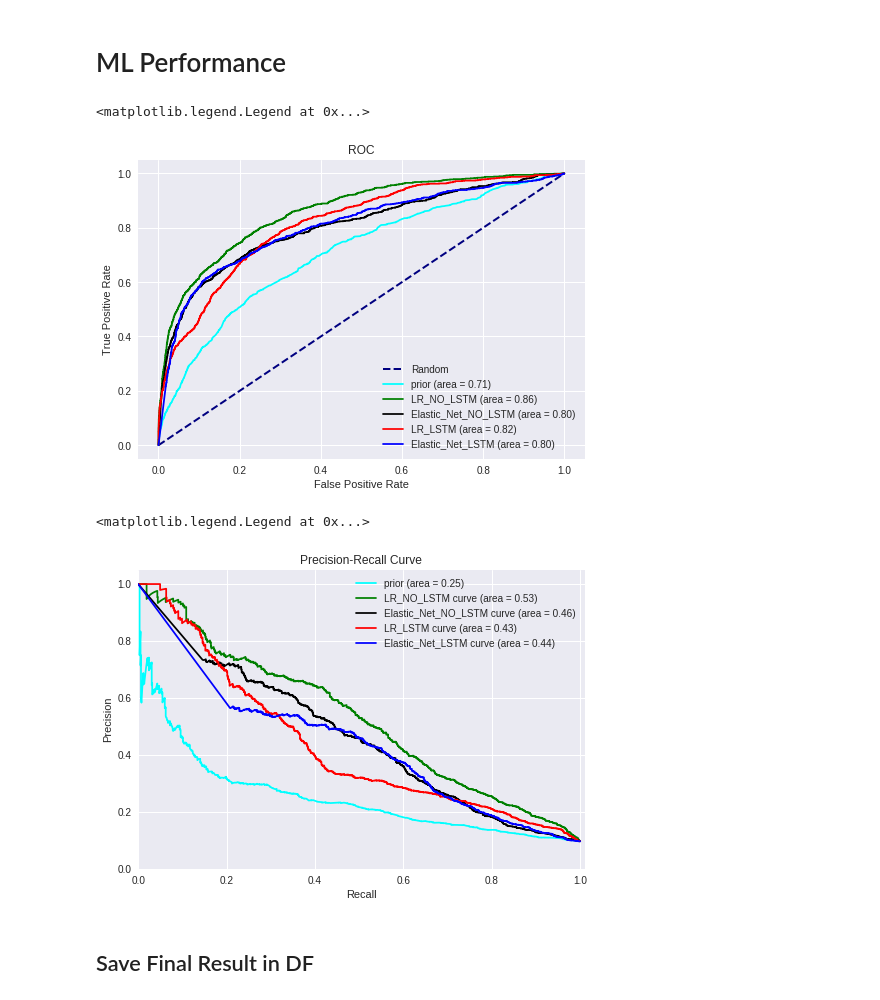
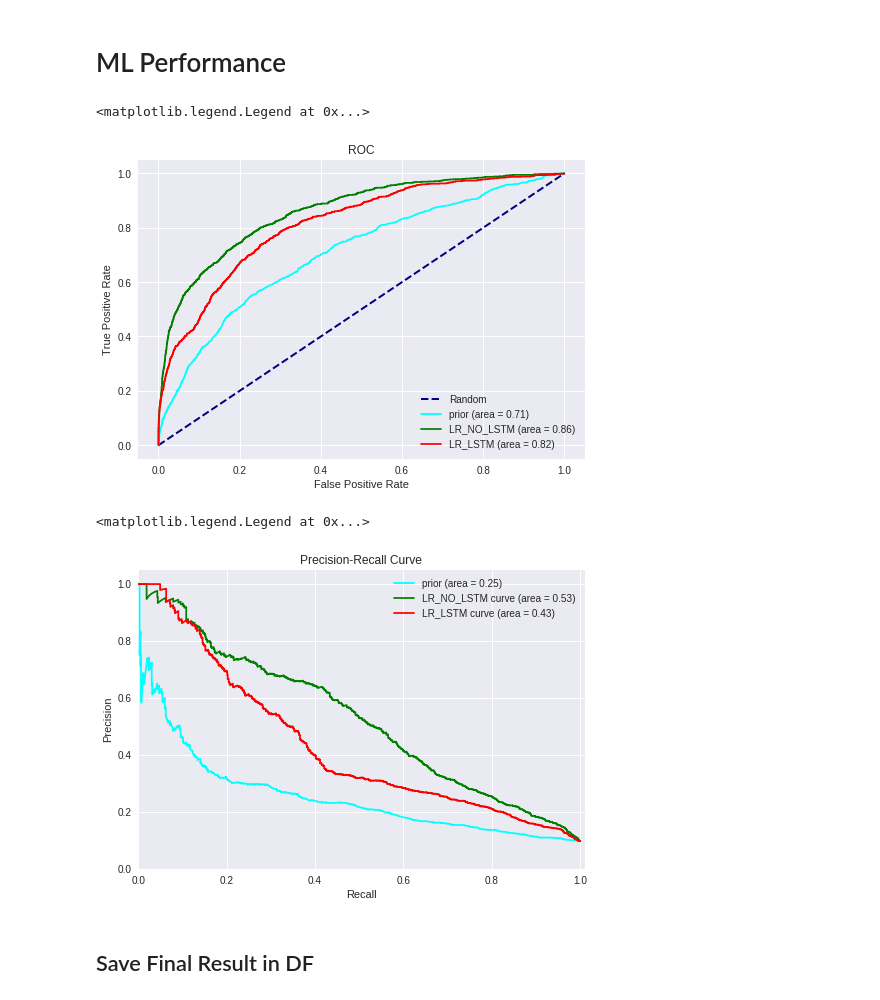
Before and after one commit to greenelab/snorkeling, a Jupyter notebook: All_Relationships/9.entity_prediction.ipynb, the cells around one changed output. Saved outputs shown, nothing was run; the diff lists cells and outputs as text; code cells hidden in the pictures.

```diff
--- a/All_Relationships/9.entity_prediction.ipynb
+++ b/All_Relationships/9.entity_prediction.ipynb
@@ -99,10 +99,7 @@ n_iter = 100
 final_models = []
 
 lr = LogisticRegression()
-elastic_net = SGDClassifier(penalty='elasticnet', loss='log', random_state=100)
-
-lr_grid = {'C':np.linspace(1, 1000, num=100)}
-elastic_net_grid = {'alpha':np.linspace(1e-9,1, num=100), 'l1_ratio':np.linspace(0,1,num=10)}
+lr_grid = {'C':np.linspace(1, 100, num=100)}
 # %%
 %%time
 
@@ -118,8 +115,7 @@ lstm_features = [
 tempX = X[[col for col in X.columns if col not in lstm_features]]
 tempX = tempX.append(X_dev[[col for col in X_dev.columns if col not in lstm_features]])
 
-for models, grids in zip([lr, elastic_net], [lr_grid, elastic_net_grid]):
-    final_model = GridSearchCV(models, grids, cv=10, n_jobs=3)
-    final_model.fit(tempX, Y.append(Y_dev))
-    final_models.append(final_model)
+final_model = GridSearchCV(lr, lr_grid, cv=10, n_jobs=3, scoring='roc_auc')
+final_model.fit(tempX, Y.append(Y_dev))
+final_models.append(final_model)
 # %% [output]
@@ -129,8 +125,7 @@ Wall time: 14min 1s
 %%time
 
 # Train on data with LSTM input
-for models, grids in zip([lr, elastic_net], [lr_grid, elastic_net_grid]):
-    final_model = GridSearchCV(models, grids, cv=10, n_jobs=3)
-    final_model.fit(X.append(X_dev), Y.append(Y_dev))
-    final_models.append(final_model)
+final_model = GridSearchCV(lr, lr_grid, cv=10, n_jobs=3)
+final_model.fit(X.append(X_dev), Y.append(Y_dev))
+final_models.append(final_model)
 # %% [output]
@@ -189,8 +178,8 @@ zip(final_models[3].best_estimator_.coef_[0], [col for col in training_set.colum
 # %% [markdown]
 # ML Performance
 # %%
-colors = ["green","black","red", "blue"]
-labels = ["LR_NO_LSTM", "Elastic_Net_NO_LSTM", "LR_LSTM", "Elastic_Net_LSTM"]
+colors = ["green","red"]
+labels = ["LR_NO_LSTM","LR_LSTM"]
 # %%
 plt.plot([0, 1], [0, 1], color='navy', lw=2, linestyle='--', label="Random")
 
@@ -199,15 +188,13 @@ fpr, tpr, thresholds= roc_curve(Y_test, X_test["prior_perm"])
 model_auc = auc(fpr, tpr)
 plt.plot(fpr, tpr, color='cyan', label="{} (area = {:0.2f})".format("prior", model_auc))
 
-for models, color, label in zip(final_models[0:2], colors[0:2], labels[0:2]):
-    fpr, tpr, thresholds= roc_curve(Y_test, models.predict_proba(X_test[[col for col in X.columns if col not in lstm_features]])[:,1])
-    model_auc = auc(fpr, tpr)
-    plt.plot(fpr, tpr, color=color, label="{} (area = {:0.2f})".format(label, model_auc))
+fpr, tpr, thresholds= roc_curve(Y_test, final_models[0].predict_proba(X_test[[col for col in X.columns if col not in lstm_features]])[:,1])
+model_auc = auc(fpr, tpr)
+plt.plot(fpr, tpr, color=colors[0], label="{} (area = {:0.2f})".format(labels[0], model_auc))
 
-for models, color, label in zip(final_models[2:4], colors[2:4], labels[2:4]):
-    fpr, tpr, thresholds= roc_curve(Y_test, models.predict_proba(X_test)[:,1])
-    model_auc = auc(fpr, tpr)
-    plt.plot(fpr, tpr, color=color, label="{} (area = {:0.2f})".format(label, model_auc))
+fpr, tpr, thresholds= roc_curve(Y_test, final_models[1].predict_proba(X_test)[:,1])
+model_auc = auc(fpr, tpr)
+plt.plot(fpr, tpr, color=colors[1], label="{} (area = {:0.2f})".format(labels[1], model_auc))
 
 plt.xlabel('False Positive Rate')
 plt.ylabel('True Positive Rate')
@@ -215,34 +202,32 @@ plt.title('ROC')
 plt.legend(loc="lower right")
 # %% [output]
 <matplotlib.legend.Legend at 0x...>
-[figure, old version]
+[figure, new version]
 # %%
 plt.figure()
 
 # Plot the p_values log transformed
 precision, recall, _= precision_recall_curve(Y_test, X_test["prior_perm"])
 model_precision = average_precision_score(Y_test, X_test["prior_perm"])
 plt.plot(recall, precision, color='cyan', label="{} (area = {:0.2f})".format("prior", model_precision))
 
-for models, color, label in zip(final_models[0:2], colors[0:2], labels[0:2]):
-    precision, recall, _ = precision_recall_curve(Y_test, models.predict_proba(X_test[[col for col in X.columns if col not in lstm_features]])[:,1])
-    model_precision = average_precision_score(Y_test, models.predict_proba(X_test[[col for col in X.columns if col not in lstm_features]])[:,1])
-    plt.plot(recall, precision, color=color, label="{} curve (area = {:0.2f})".format(label, model_precision))
+precision, recall, _ = precision_recall_curve(Y_test, final_models[0].predict_proba(X_test[[col for col in X.columns if col not in lstm_features]])[:,1])
+model_precision = average_precision_score(Y_test, final_models[0].predict_proba(X_test[[col for col in X.columns if col not in lstm_features]])[:,1])
+plt.plot(recall, precision, color=colors[0], label="{} curve (area = {:0.2f})".format(labels[0], model_precision))
 
-for models, color, label in zip(final_models[2:4], colors[2:4], labels[2:4]):
-    precision, recall, _ = precision_recall_curve(Y_test, models.predict_proba(X_test)[:,1])
-    model_precision = average_precision_score(Y_test, models.predict_proba(X_test)[:,1])
-    plt.plot(recall, precision, color=color, label="{} curve (area = {:0.2f})".format(label, model_precision))
+precision, recall, _ = precision_recall_curve(Y_test, final_models[1].predict_proba(X_test)[:,1])
+model_precision = average_precision_score(Y_test, final_models[1].predict_proba(X_test)[:,1])
+plt.plot(recall, precision, color=colors[1], label="{} curve (area = {:0.2f})".format(labels[1], model_precision))
 
 plt.ylabel('Precision')
 plt.xlabel('Recall')
 plt.title('Precision-Recall Curve')
 plt.xlim([0, 1.01])
 plt.ylim([0, 1.05])
 plt.legend(loc="upper right")
 # %% [output]
 <matplotlib.legend.Legend at 0x...>
-[figure, old version]
+[figure, new version]
 # %% [markdown]
 ## Save Final Result in DF
 # %%
```
Also changed, not shown: parts of 12 cells of this notebook, 1 other file.
